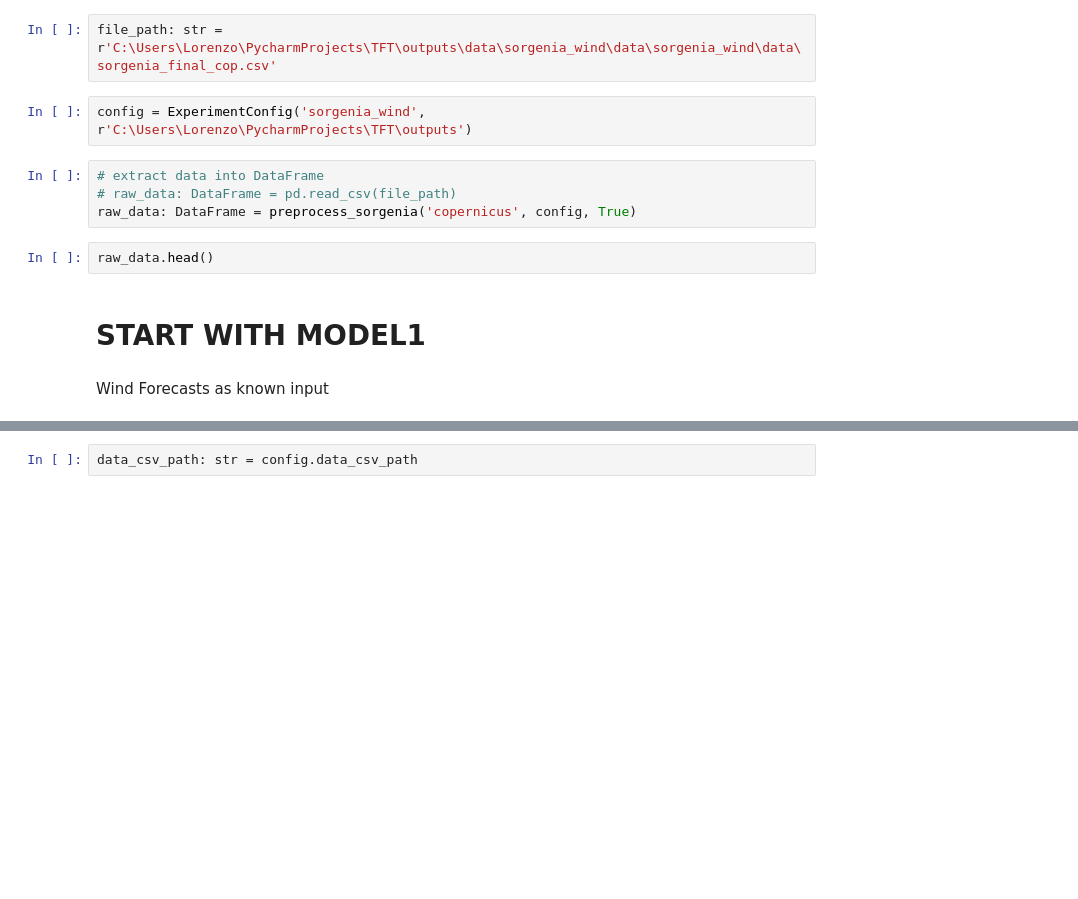
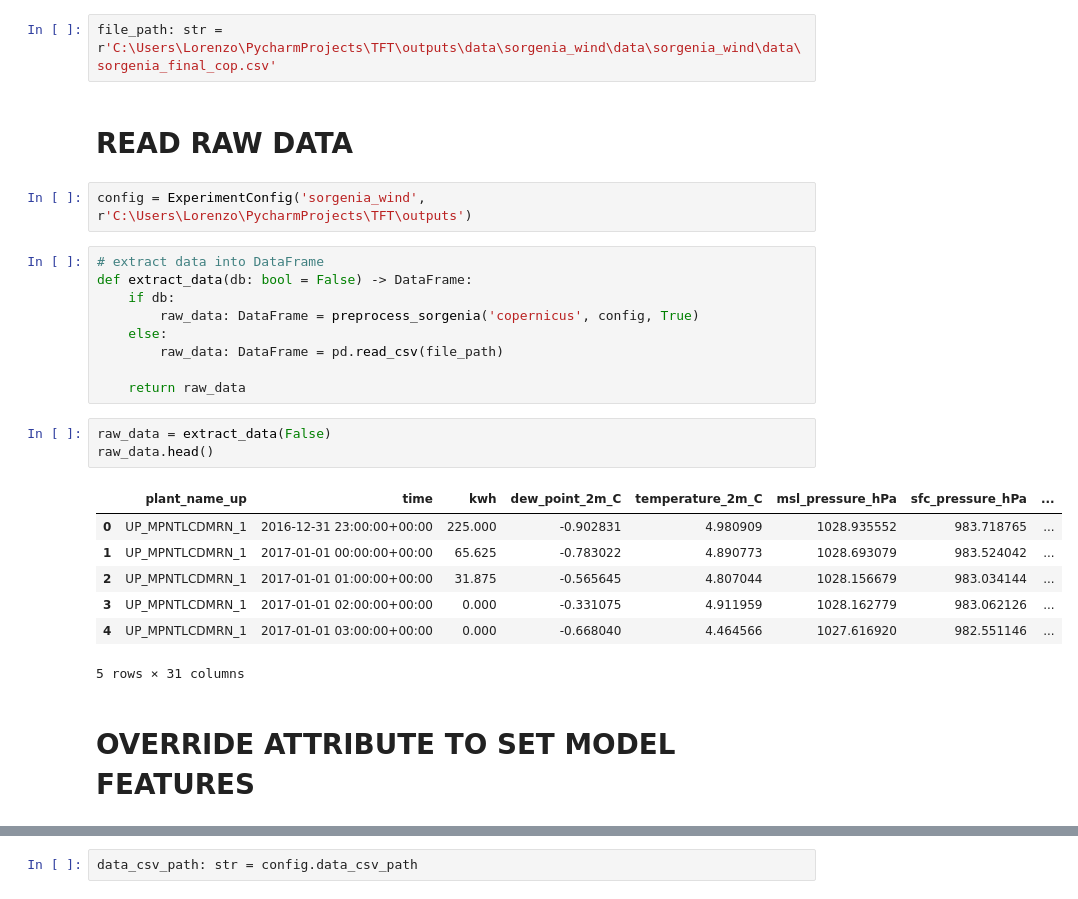
Before and after one commit to Vergangenheit/google-research-tft, a Jupyter notebook: notebooks/Sorgenia_Performance.ipynb, the cells around one changed output, grey strips where cells are left out. Cells and saved outputs as stored; diff of their text form; blank space fills up the shorter version.

```diff
--- a/notebooks/Sorgenia_Performance.ipynb
+++ b/notebooks/Sorgenia_Performance.ipynb
@@ -46,15 +47,29 @@ tf_config: ConfigProto = utils.get_default_tensorflow_config(tf_device="gpu", gp
 Selecting GPU ID=0
 # %%
 file_path: str = r'C:\Users\Lorenzo\PycharmProjects\TFT\outputs\data\sorgenia_wind\data\sorgenia_wind\data\sorgenia_final_cop.csv'
+# %% [markdown]
+# READ RAW DATA
 # %%
 config = ExperimentConfig('sorgenia_wind', r'C:\Users\Lorenzo\PycharmProjects\TFT\outputs')
 # %%
 # extract data into DataFrame
-# raw_data: DataFrame = pd.read_csv(file_path)
-raw_data: DataFrame = preprocess_sorgenia('copernicus', config, True)
+def extract_data(db: bool = False) -> DataFrame:
+    if db:
+        raw_data: DataFrame = preprocess_sorgenia('copernicus', config, True)
+    else:
+        raw_data: DataFrame = pd.read_csv(file_path)
+
+    return raw_data
 # %%
+raw_data = extract_data(False)
 raw_data.head()
+# %% [output]
+|  | plant_name_up | time | kwh | dew_point_2m_C | temperature_2m_C | msl_pressure_hPa | sfc_pressure_hPa | ... |
+| 0 | UP_MPNTLCDMRN_1 | 2016-12-31 23:00:00+00:00 | 225.000 | -0.902831 | 4.980909 | 1028.935552 | 983.718765 | ... |
+| 1 | UP_MPNTLCDMRN_1 | 2017-01-01 00:00:00+00:00 | 65.625 | -0.783022 | 4.890773 | 1028.693079 | 983.524042 | ... |
+| 2 | UP_MPNTLCDMRN_1 | 2017-01-01 01:00:00+00:00 | 31.875 | -0.565645 | 4.807044 | 1028.156679 | 983.034144 | ... |
+| 3 | UP_MPNTLCDMRN_1 | 2017-01-01 02:00:00+00:00 | 0.000 | -0.331075 | 4.911959 | 1028.162779 | 983.062126 | ... |
+| 4 | UP_MPNTLCDMRN_1 | 2017-01-01 03:00:00+00:00 | 0.000 | -0.668040 | 4.464566 | 1027.616920 | 982.551146 | ... |
+5 rows × 31 columns
-# %% [markdown]
-# START WITH MODEL1
-# %% [markdown]
-Wind Forecasts as known input
+# %% [markdown]
+# OVERRIDE ATTRIBUTE TO SET MODEL FEATURES
```
Also changed, not shown: parts of 14 cells of this notebook, 3 other files.
